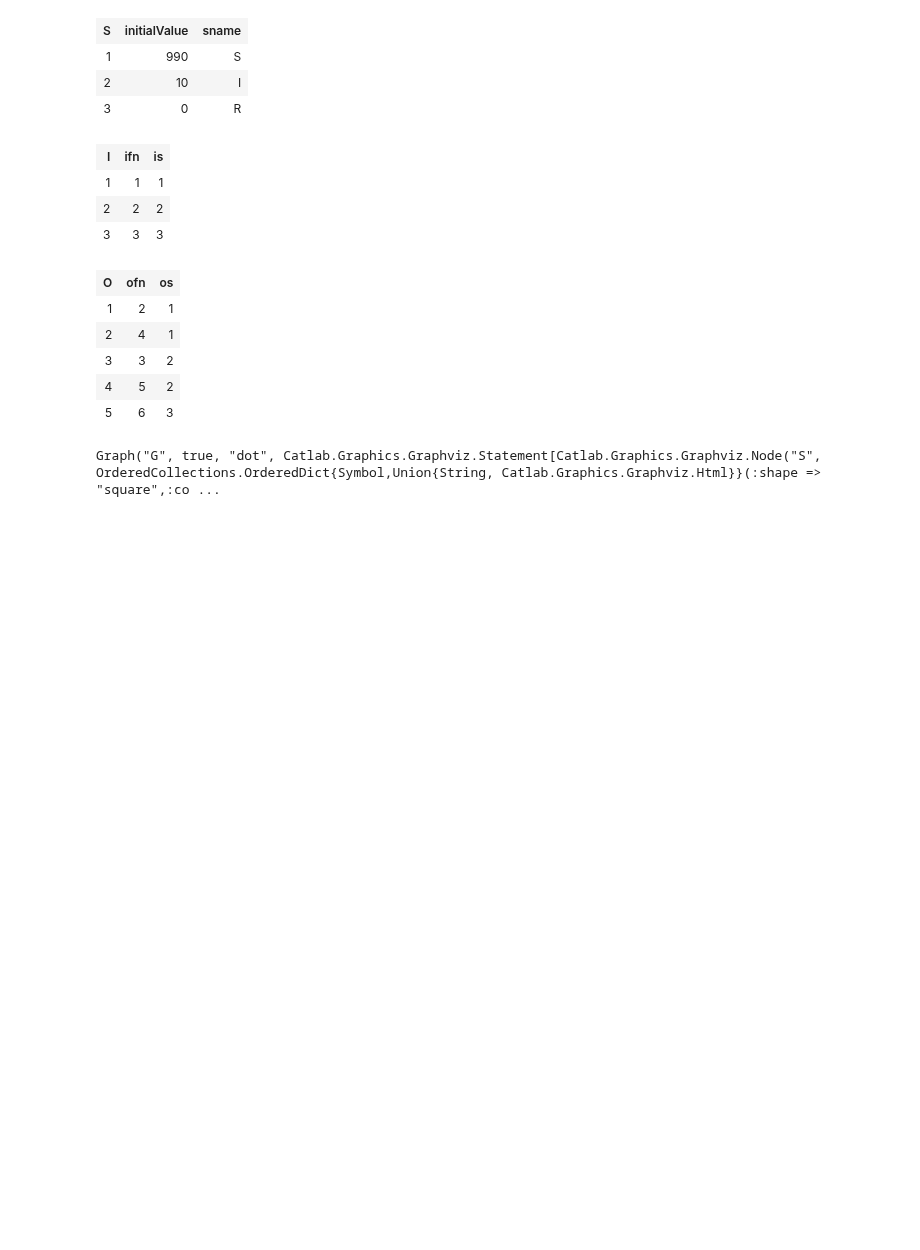
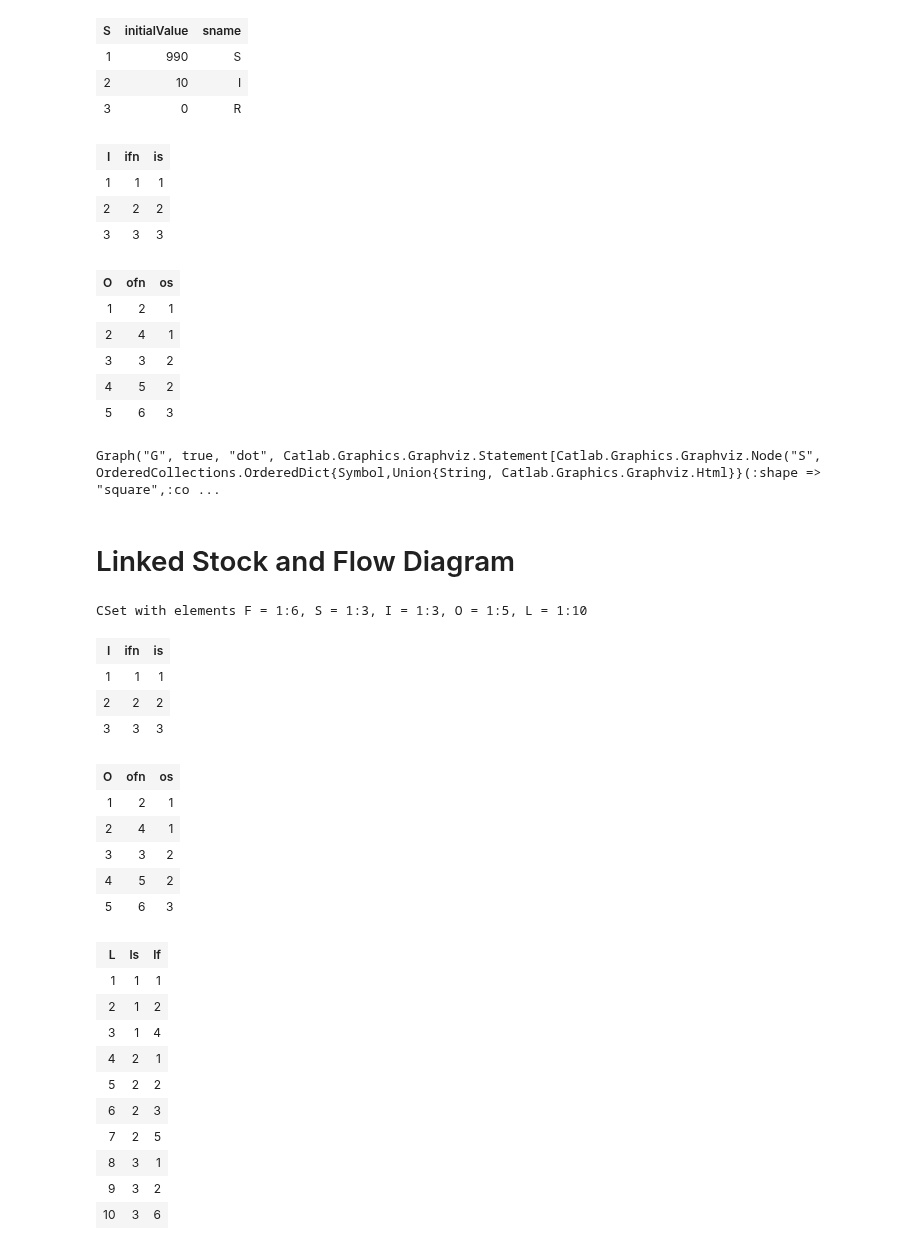
Before and after one commit to AlgebraicJulia/StockFlow.jl, a Jupyter notebook: examples/openSIRVModel/openPopulationSIR_representation.ipynb, the cells around one changed output. Drawn from its saved outputs; the diff is of its cells as text; code cells hidden in the pictures; blank space fills up the shorter version.

```diff
--- a/examples/openSIRVModel/openPopulationSIR_representation.ipynb
+++ b/examples/openSIRVModel/openPopulationSIR_representation.ipynb
@@ -137,3 +166,30 @@ tspan = (0.0,100.0);
 prob = ODEProblem(vectorfield(sir_LabelledStockFlow),initialValues(sir_LabelledStockFlow),tspan,funcFlows(sir_LabelledStockFlow));
 sol = solve(prob,Tsit5());
 plot(sol, xlabel="Time", ylabel="Number of people")
+# %% [markdown]
+# Linked Stock and Flow Diagram
+# %%
+sir_LinkedBoneStockFlow=LinkedBoneStockFlow(6, (1,(2,4),(1,2,4)), (2,(3,5),(1,2,3,5)),(3,6,(1,2,6)))
+# %% [output]
+CSet with elements F = 1:6, S = 1:3, I = 1:3, O = 1:5, L = 1:10
+| I | ifn | is |
+| 1 | 1 | 1 |
+| 2 | 2 | 2 |
+| 3 | 3 | 3 |
+| O | ofn | os |
+| 1 | 2 | 1 |
+| 2 | 4 | 1 |
+| 3 | 3 | 2 |
+| 4 | 5 | 2 |
+| 5 | 6 | 3 |
+| L | ls | lf |
+| 1 | 1 | 1 |
+| 2 | 1 | 2 |
+| 3 | 1 | 4 |
+| 4 | 2 | 1 |
+| 5 | 2 | 2 |
+| 6 | 2 | 3 |
+| 7 | 2 | 5 |
+| 8 | 3 | 1 |
+| 9 | 3 | 2 |
+| 10 | 3 | 6 |
```
Also changed, not shown: parts of 25 cells of this notebook, 3 other files.
